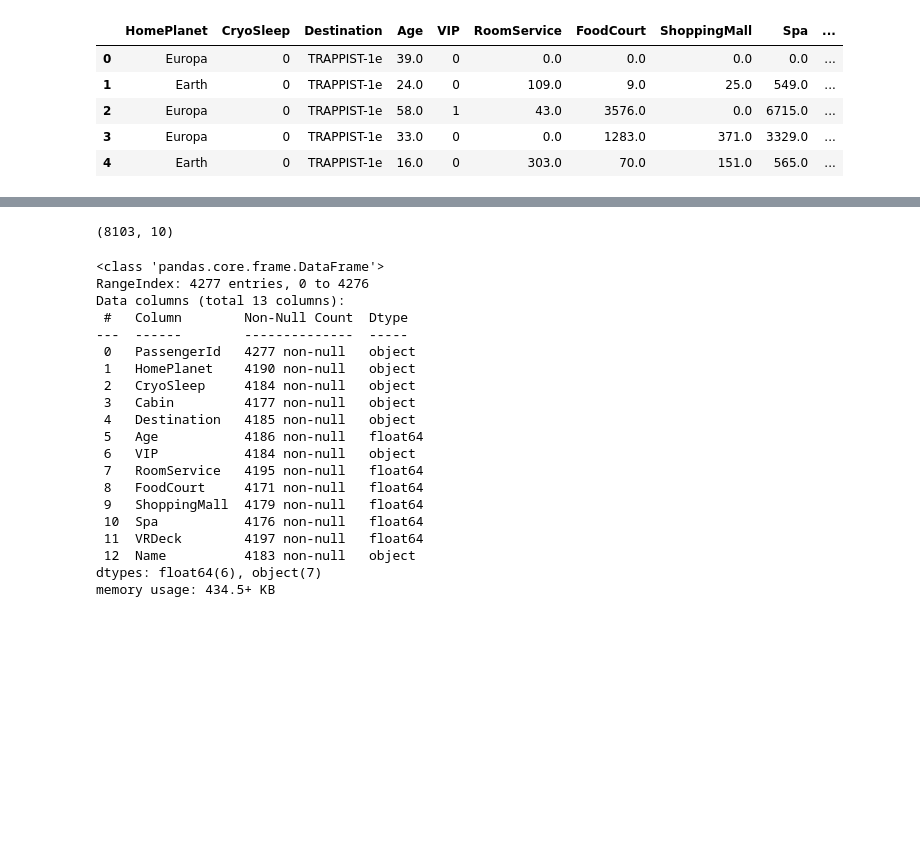
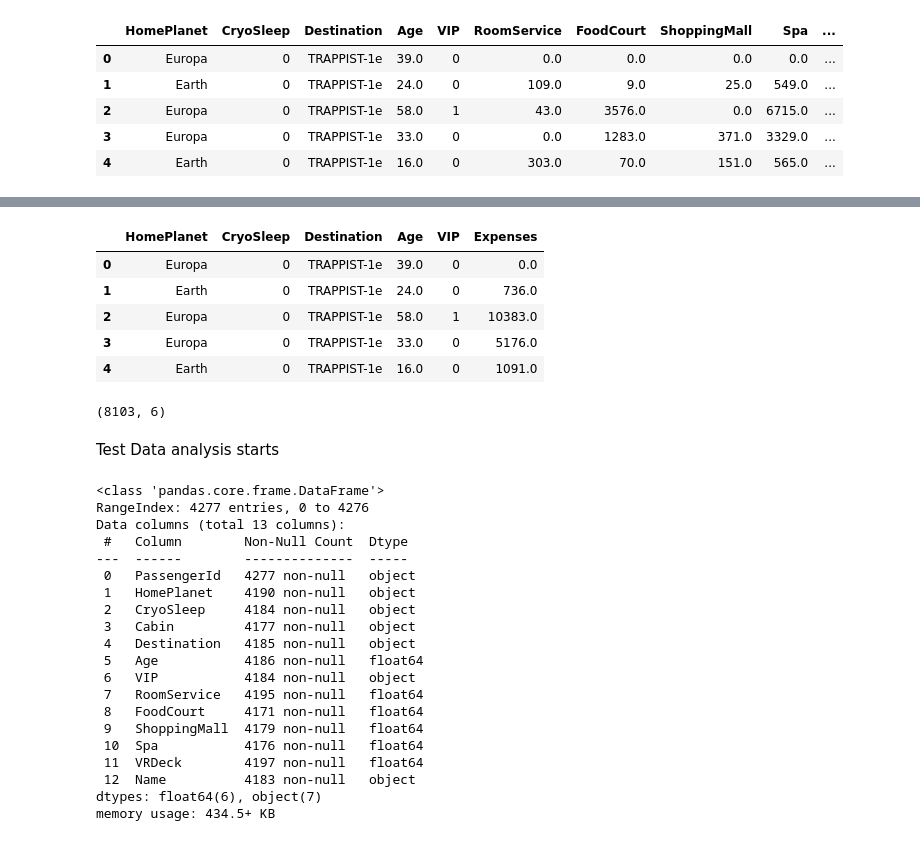
Before and after one commit to 37nomad/Spaceship-titanic, a Jupyter notebook: analysis.ipynb, the cells around one changed output, grey strips where cells are left out. Saved outputs shown, nothing was run; the diff lists cells and outputs as text; code cells hidden in the pictures; blank space fills up the shorter version.

```diff
--- a/analysis.ipynb
+++ b/analysis.ipynb
@@ -330,3 +338,6 @@ See the caveats in the documentation: https://pandas.pydata.org/pandas-docs/stab
 | 2 | Europa | 0 | TRAPPIST-1e | 58.0 | 1 | 43.0 | 3576.0 | 0.0 | 6715.0 | ... |
 | 3 | Europa | 0 | TRAPPIST-1e | 33.0 | 0 | 0.0 | 1283.0 | 371.0 | 3329.0 | ... |
 | 4 | Earth | 0 | TRAPPIST-1e | 16.0 | 0 | 303.0 | 70.0 | 151.0 | 565.0 | ... |
+# %%
+df4['Expenses']=df4['RoomService']+df4['FoodCourt']+df4['ShoppingMall']+df4['Spa']+df4['VRDeck']
+df4.head()
@@ -333,14 +356,27 @@ See the caveats in the documentation: https://pandas.pydata.org/pandas-docs/stab
+# %%
+columns_removed=['RoomService','FoodCourt','ShoppingMall','Spa','VRDeck']
+df6=df4.drop(columns_removed,axis=1)
+df6.head()
+# %% [output]
+|  | HomePlanet | CryoSleep | Destination | Age | VIP | Expenses |
+| 0 | Europa | 0 | TRAPPIST-1e | 39.0 | 0 | 0.0 |
+| 1 | Earth | 0 | TRAPPIST-1e | 24.0 | 0 | 736.0 |
+| 2 | Europa | 0 | TRAPPIST-1e | 58.0 | 1 | 10383.0 |
+| 3 | Europa | 0 | TRAPPIST-1e | 33.0 | 0 | 5176.0 |
+| 4 | Earth | 0 | TRAPPIST-1e | 16.0 | 0 | 1091.0 |
 # %%
 from sklearn.compose import ColumnTransformer
 from sklearn.preprocessing import StandardScaler,OneHotEncoder
-num_atr=['Age','RoomService','FoodCourt','ShoppingMall','Spa','VRDeck']
+num_atr=['Age','Expenses']
 cat_atr=['HomePlanet','Destination']
 full_pipeline=ColumnTransformer([('num',StandardScaler(),num_atr),
                                  ('cat',OneHotEncoder(drop='first'),cat_atr)])
-df5=full_pipeline.fit_transform(df4)
-df5.shape
+df7=full_pipeline.fit_transform(df6)
+df7.shape
 # %% [output]
-(8103, 10)
+(8103, 6)
+# %% [markdown]
+Test Data analysis starts
 # %%
 dft.info()
 # %% [output]
```
Also changed, not shown: parts of 10 cells of this notebook.
